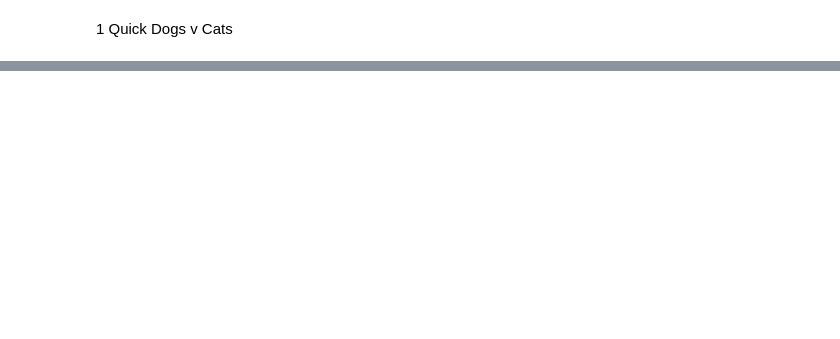
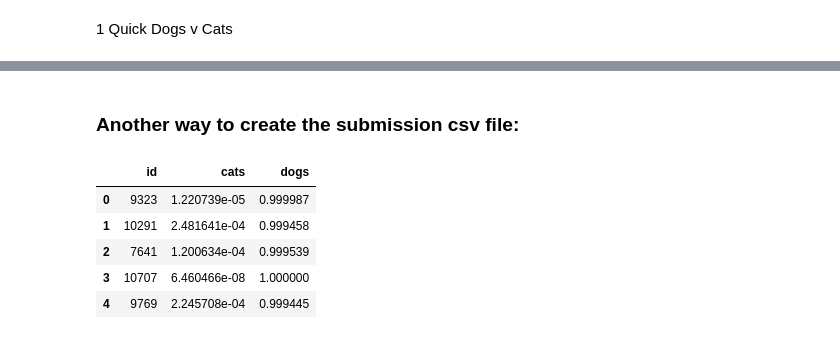
Before and after one commit to WNoxchi/deeplearningstudy, a Jupyter notebook: FADL1/quick_dogscats.ipynb, the cells around one changed output, grey strips where cells are left out. Saved outputs shown, nothing was run; the diff lists cells and outputs as text; code cells hidden in the pictures; blank space fills up the shorter version.

```diff
--- a/FADL1/quick_dogscats.ipynb
+++ b/FADL1/quick_dogscats.ipynb
@@ -30,0 +151,17 @@ metrics.log_loss(y, np.exp(log_preds)), accuracy(log_preds, y)
+# %% [markdown]
+### Another way to create the submission csv file:
+# %%
+df = pd.DataFrame(test_preds)
+df.columns = data.classes
+# %%
+# '6:' skips the 'test1/' part of the fname, ':-4' skips the '.jpg' part
+df.insert(0, 'id', [o[6:-4] for o in data.test_ds.fnames])
+# %%
+df.head()
+# %% [output]
+|  | id | cats | dogs |
+| 0 | 9323 | 1.220739e-05 | 0.999987 |
+| 1 | 10291 | 2.481641e-04 | 0.999458 |
+| 2 | 7641 | 1.200634e-04 | 0.999539 |
+| 3 | 10707 | 6.460466e-08 | 1.000000 |
+| 4 | 9769 | 2.245708e-04 | 0.999445 |
```
Also changed, not shown: parts of 39 cells of this notebook, 1 other file.
